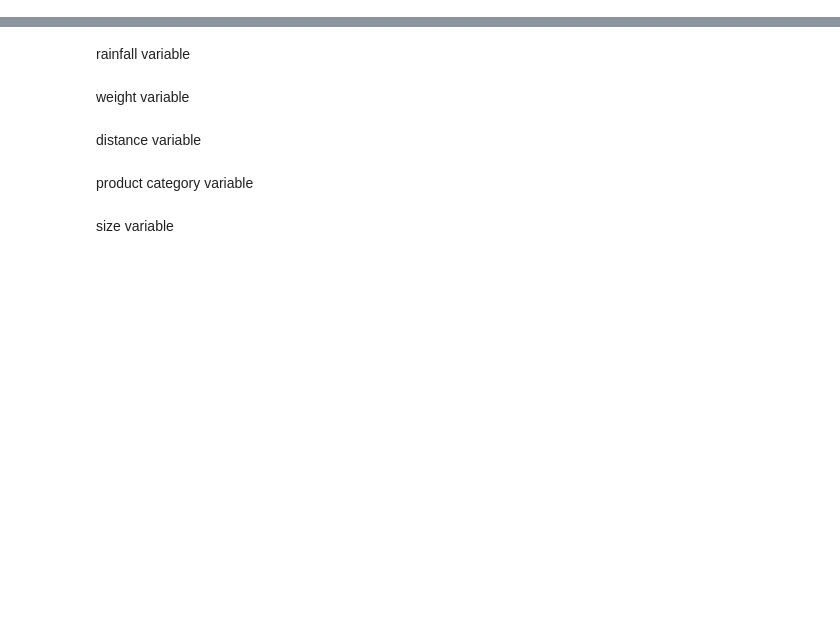
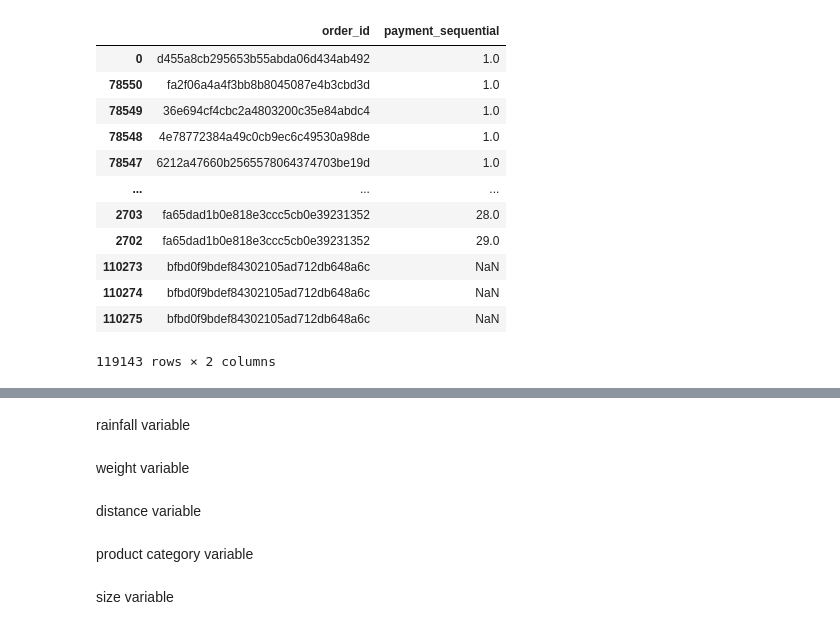
Before and after one commit to juanpi19/causal-inference-marketplace, a Jupyter notebook: notebooks/data-exploration.ipynb, the cells around one changed output, grey strips where cells are left out. Saved outputs shown, nothing was run; the diff lists cells and outputs as text; code cells hidden in the pictures; blank space fills up the shorter version.

```diff
--- a/notebooks/data-exploration.ipynb
+++ b/notebooks/data-exploration.ipynb
@@ -38,3 +41,19 @@ df = merge_all_datasets(olist_customers_df,
                        olist_products_df,
                        olist_sellers_df
                        )
+# %%
+df[['order_id', 'payment_sequential']].sort_values(by='payment_sequential')
+# %% [output]
+|  | order_id | payment_sequential |
+| 0 | d455a8cb295653b55abda06d434ab492 | 1.0 |
+| 78550 | fa2f06a4a4f3bb8b8045087e4b3cbd3d | 1.0 |
+| 78549 | 36e694cf4cbc2a4803200c35e84abdc4 | 1.0 |
+| 78548 | 4e78772384a49c0cb9ec6c49530a98de | 1.0 |
+| 78547 | 6212a47660b2565578064374703be19d | 1.0 |
+| ... | ... | ... |
+| 2703 | fa65dad1b0e818e3ccc5cb0e39231352 | 28.0 |
+| 2702 | fa65dad1b0e818e3ccc5cb0e39231352 | 29.0 |
+| 110273 | bfbd0f9bdef84302105ad712db648a6c | NaN |
+| 110274 | bfbd0f9bdef84302105ad712db648a6c | NaN |
+| 110275 | bfbd0f9bdef84302105ad712db648a6c | NaN |
+119143 rows × 2 columns
```
Also changed, not shown: parts of 3 cells of this notebook, 2 other files.
